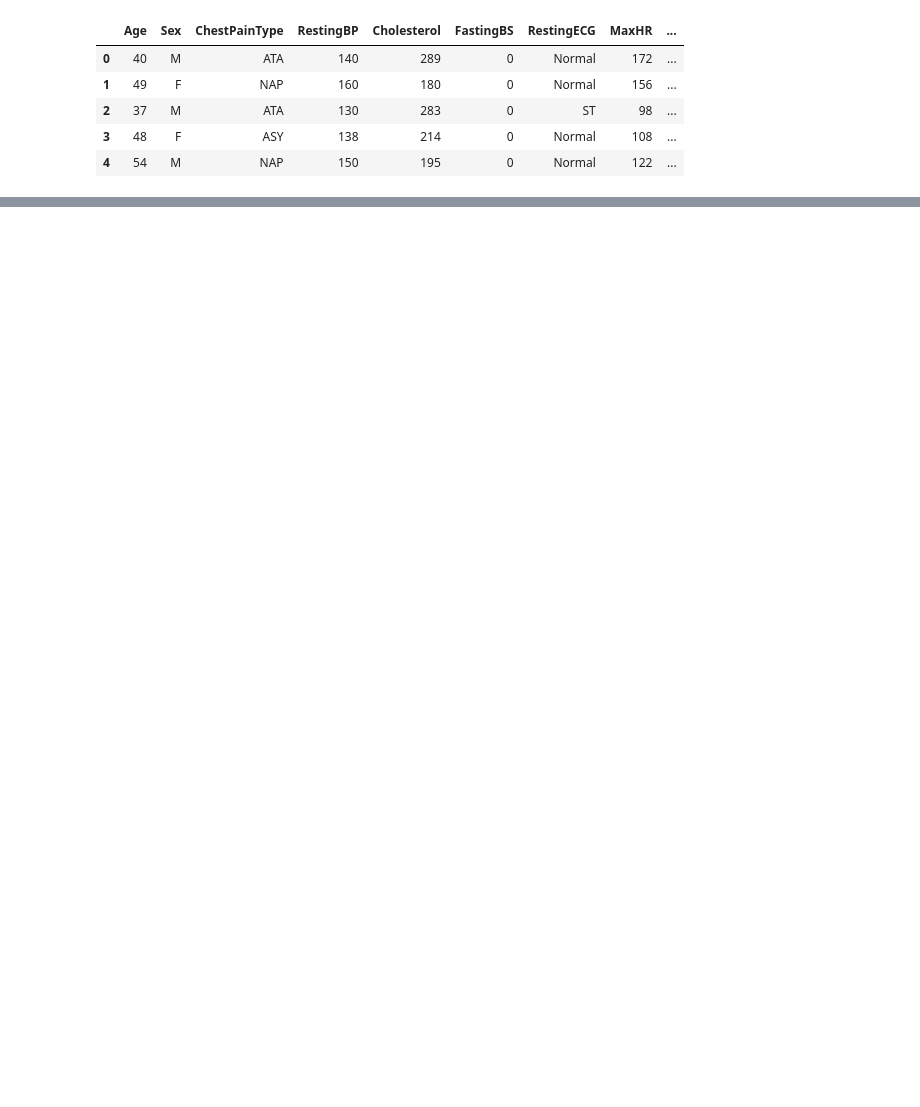
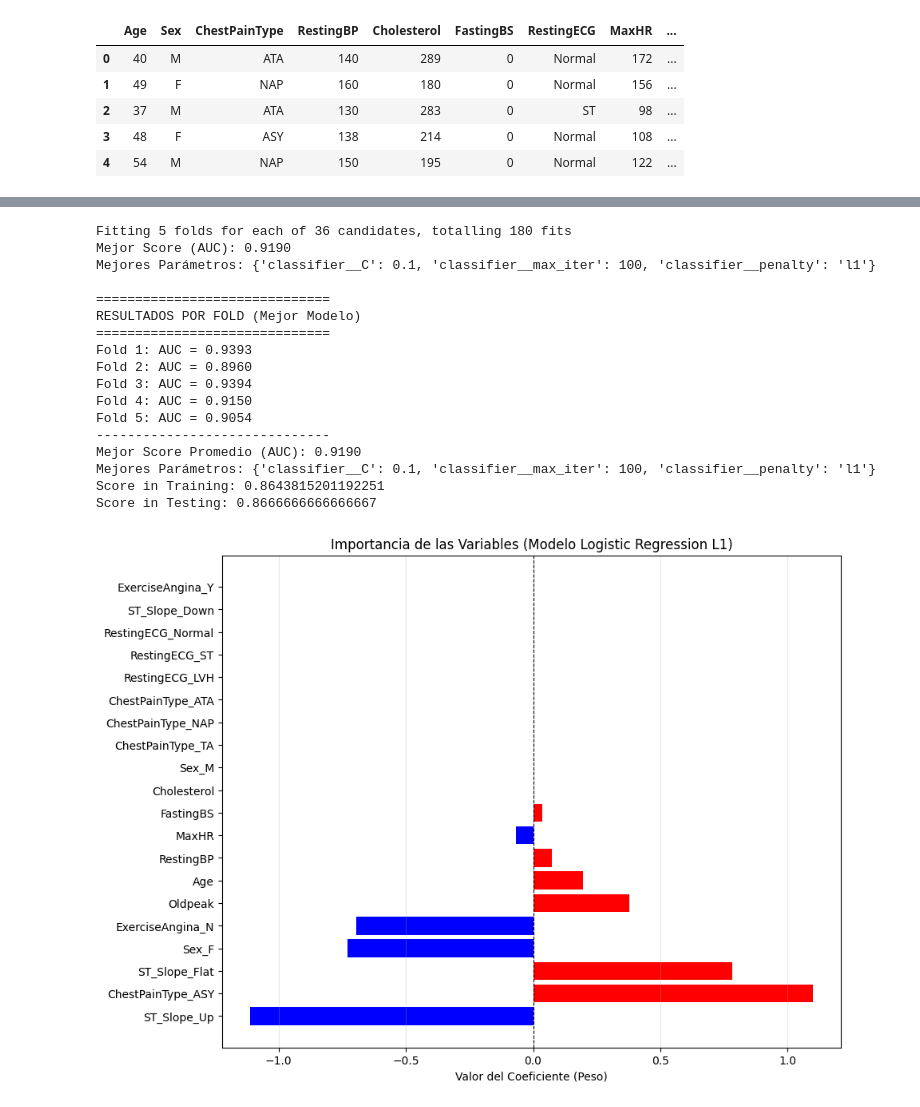
Before and after one commit to favc0608/Heart-Failure-Prediction_-Data-Science-Project, a Jupyter notebook: notebooks/models.ipynb, the cells around one changed output, grey strips where cells are left out. Cells and saved outputs as stored; diff of their text form; code cells hidden in the pictures; blank space fills up the shorter version.

```diff
--- a/notebooks/models.ipynb
+++ b/notebooks/models.ipynb
@@ -303,2 +45,0 @@ def optimize_xgb(df, target_column, seed=42):
-# %%
-optimize_xgb(df, "HeartDisease")
@@ -330,0 +846,21 @@ optimize_xgb(df, "HeartDisease")
+# %%
+logistic_regression_adjusted_basemodel(df,"HeartDisease")
+# %% [output]
+Fitting 5 folds for each of 36 candidates, totalling 180 fits
+Mejor Score (AUC): 0.9190
+Mejores Parámetros: {'classifier__C': 0.1, 'classifier__max_iter': 100, 'classifier__penalty': 'l1'}
+
+==============================
+RESULTADOS POR FOLD (Mejor Modelo)
+==============================
+Fold 1: AUC = 0.9393
+Fold 2: AUC = 0.8960
+Fold 3: AUC = 0.9394
+Fold 4: AUC = 0.9150
+Fold 5: AUC = 0.9054
+------------------------------
+Mejor Score Promedio (AUC): 0.9190
+Mejores Parámetros: {'classifier__C': 0.1, 'classifier__max_iter': 100, 'classifier__penalty': 'l1'}
+Score in Training: 0.8643815201192251
+Score in Testing: 0.8666666666666667
+[figure, added]
```
Also changed, not shown: parts of 39 cells of this notebook, 4 other files.
